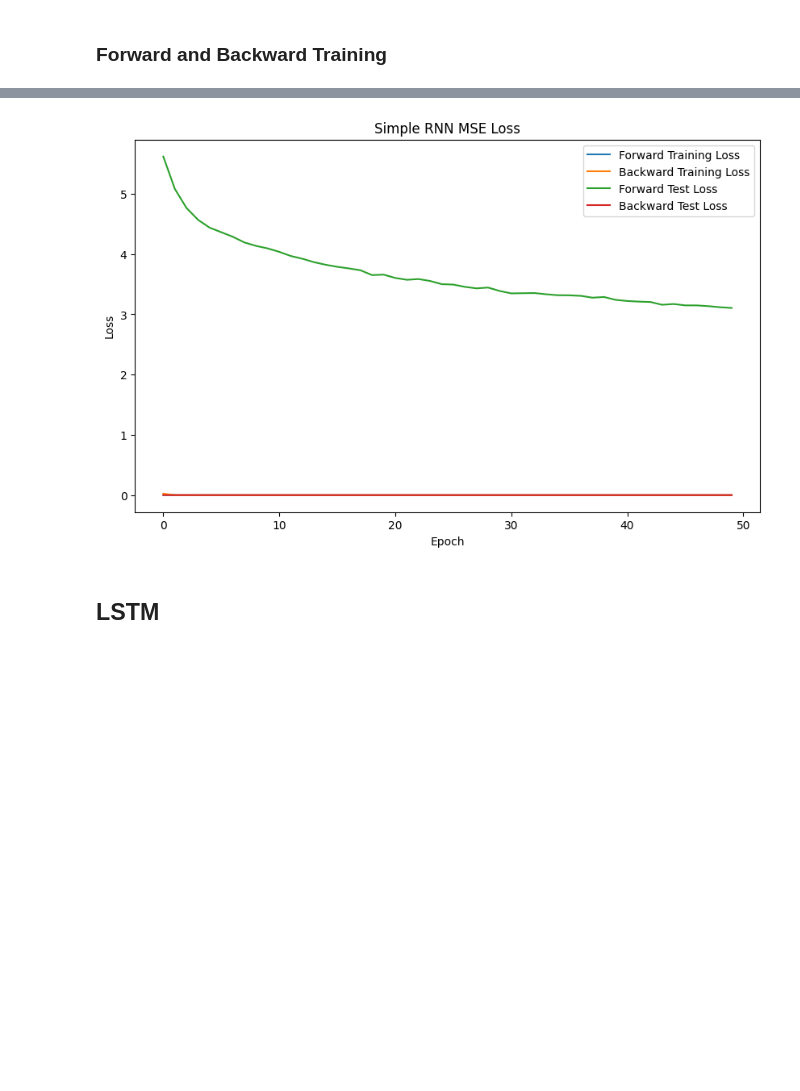
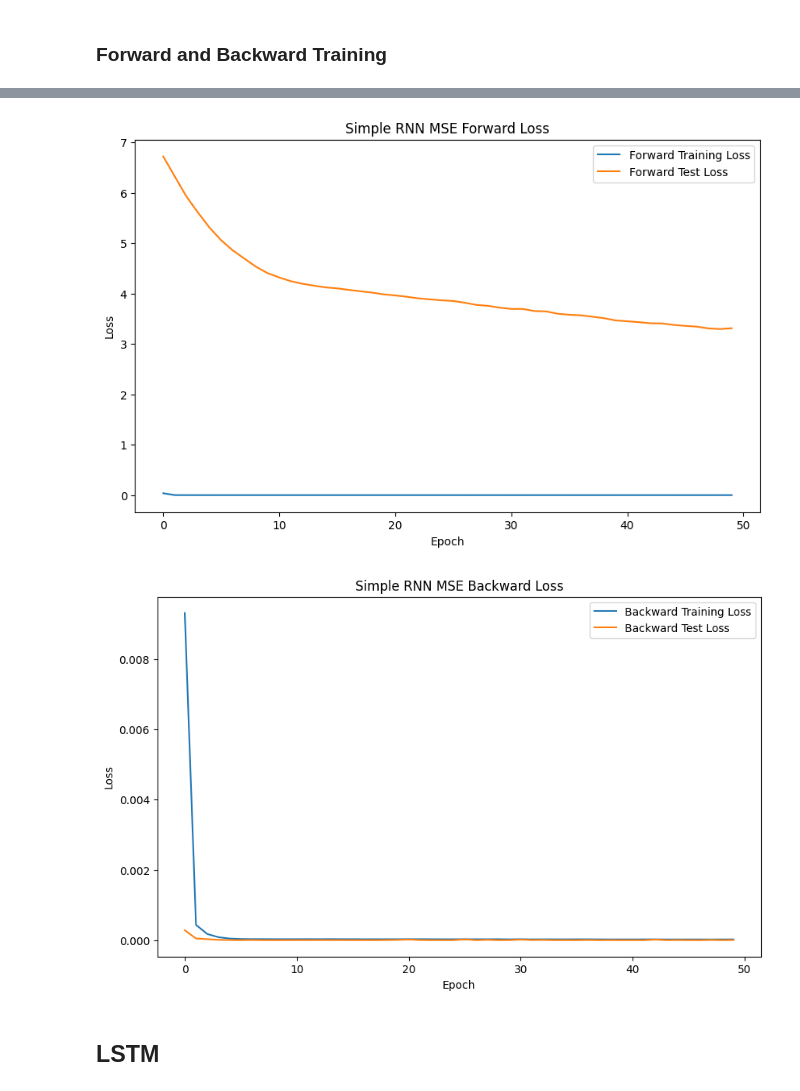
Before and after one commit to ChrisGuarino/PastPredict, a Jupyter notebook: chris/experiment_1.ipynb, the cells around one changed output, grey strips where cells are left out. Saved outputs shown, nothing was run; the diff lists cells and outputs as text; code cells hidden in the pictures; blank space fills up the shorter version.

```diff
--- a/chris/experiment_1.ipynb
+++ b/chris/experiment_1.ipynb
@@ -71,7 +73,7 @@ Feature 5: Mean=0.00025815442295221976, Std Dev=0.0004702166256730517
 Feature 6: Mean=0.021310974728610717, Std Dev=0.018887805922950373
 # %%
 # Create sequences for training data
-seq_length = 125
+seq_length = 5
 prediction_length = 1
 X_train_fwd_seq, y_train_fwd_seq = create_sequences(X_train_fwd_scaled, seq_length, prediction_length)
 X_train_bkwd_seq, y_train_bkwd_seq = create_sequences(X_train_bkwd_scaled, seq_length, prediction_length)
@@ -217,12 +219,19 @@ loss_values_bkwd_train, loss_values_bkwd_test = training_loop(
 
 plt.figure(figsize=(10, 6))
 plt.plot(loss_values_fwd_train, label='Forward Training Loss')
+plt.plot(loss_values_fwd_test, label='Forward Test Loss')
+plt.xlabel('Epoch')
+plt.ylabel('Loss')
+plt.title('Simple RNN MSE Forward Loss')
+plt.legend()
+plt.show()
+
+plt.figure(figsize=(10, 6))
 plt.plot(loss_values_bkwd_train, label='Backward Training Loss')
-plt.plot(loss_values_fwd_test, label='Forward Test Loss')
 plt.plot(loss_values_bkwd_test, label='Backward Test Loss')
 plt.xlabel('Epoch')
 plt.ylabel('Loss')
-plt.title('Simple RNN MSE Loss')
+plt.title('Simple RNN MSE Backward Loss')
 plt.legend()
 plt.show()
 # %% [output]
@@ -241,9 +250,10 @@ Epoch [6/50], Train Loss: 0.0000
 ... (185 lines left out)
 Epoch [49/50], Train Loss: 0.0000
 Epoch [49/50], Test Loss: 0.0000
 Epoch [50/50], Train Loss: 0.0000
 Epoch [50/50], Test Loss: 0.0000
-[figure, old version]
+[figure, new version]
+[figure, added]
 # %% [markdown]
 ## LSTM
 # %%
```
Also changed, not shown: parts of 7 cells of this notebook, 1 other file.
